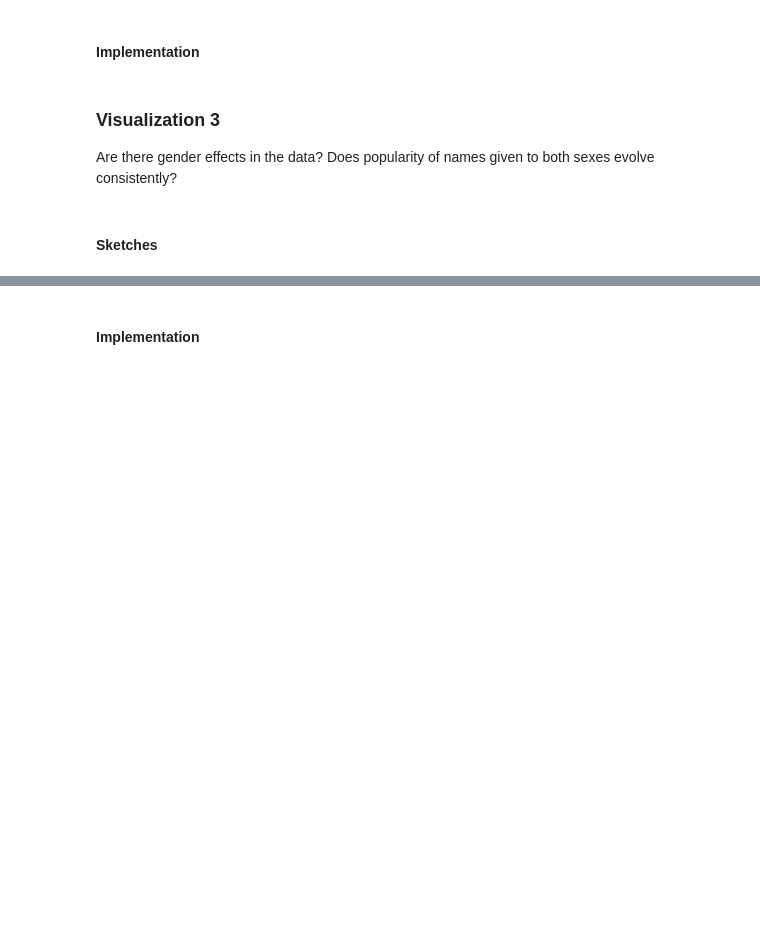
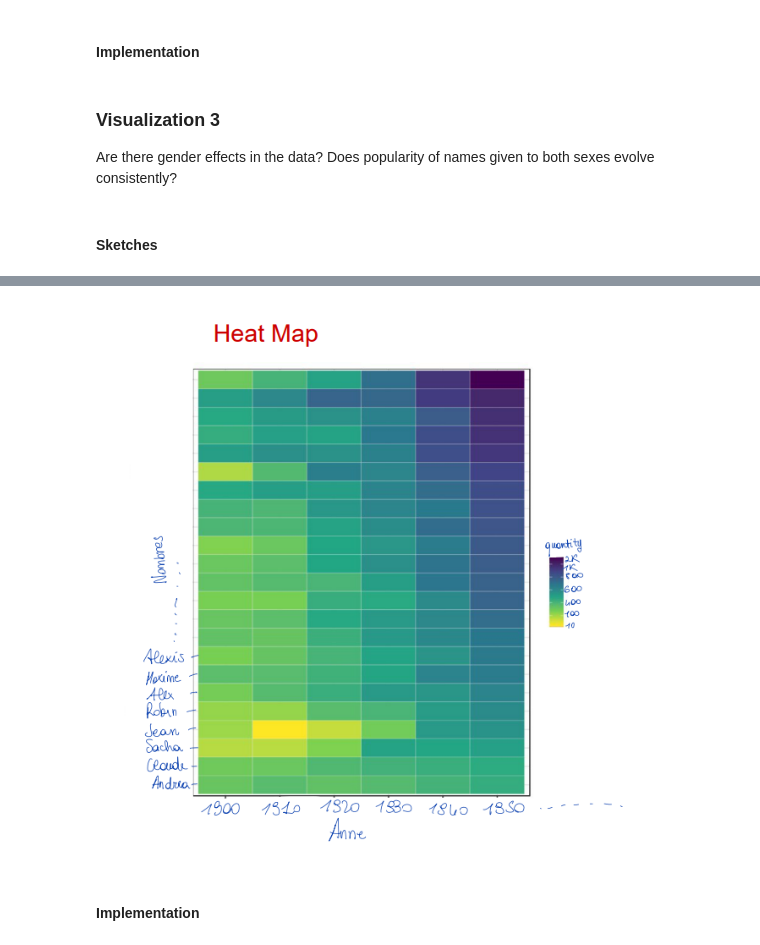
Before and after one commit to liadsantos/baby_names_visualization, a Jupyter notebook: notebook.ipynb, the cells around one changed output, grey strips where cells are left out. Cells and saved outputs as stored; diff of their text form; code cells hidden in the pictures; blank space fills up the shorter version.

```diff
--- a/notebook.ipynb
+++ b/notebook.ipynb
@@ -94,2 +106,6 @@ Are there gender effects in the data? Does popularity of names given to both sex
+# %%
+Image(filename="./images/Heat Map.png")
+# %% [output]
+[figure, added]
 # %% [markdown]
 #### Implementation
```
Also changed, not shown: parts of 4 cells of this notebook, 4 other files.
